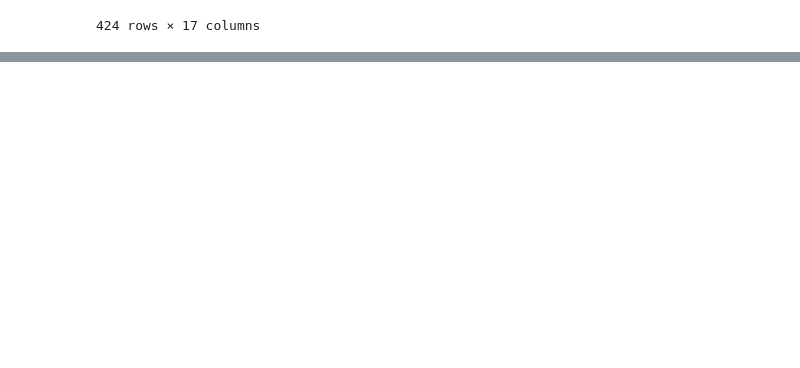
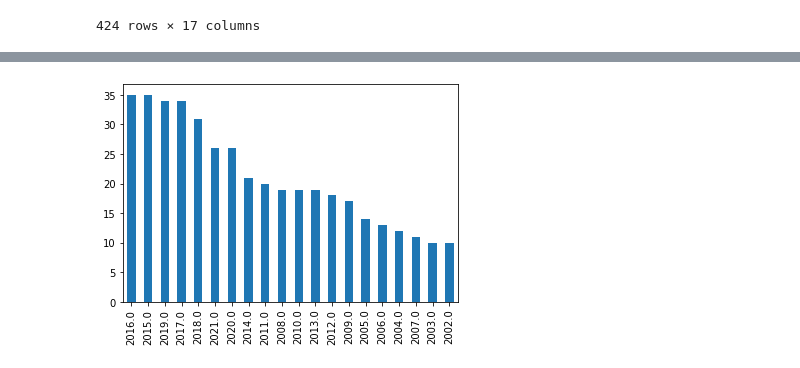
Before and after one commit to anamacao/analise_dados, a Jupyter notebook: Analise_dados_py.ipynb, the cells around one changed output, grey strips where cells are left out. Drawn from its saved outputs; the diff is of its cells as text; code cells hidden in the pictures; blank space fills up the shorter version.

```diff
--- a/Analise_dados_py.ipynb
+++ b/Analise_dados_py.ipynb
@@ -133,7 +133,7 @@ barras
 # %% [markdown]
 # Trabalhando com arquivos
 # %%
-csv = "contexto_inter.csv"
+csv = "https://raw.githubusercontent.com/anamacao/analise_dados/main/contexto_inter.csv"
 contexto=pd.read_csv(csv)
 contexto
 # %% [output]
@@ -152,0 +224,3 @@ contexto
+# %%
+frequencia= contexto["PY"].value_counts()
+frequencia
@@ -152,0 +245,4 @@ contexto
+# %%
+barras= frequencia.plot(kind="bar")
+# %% [output]
+[figure, added]
```
Also changed, not shown: parts of 13 cells of this notebook.
